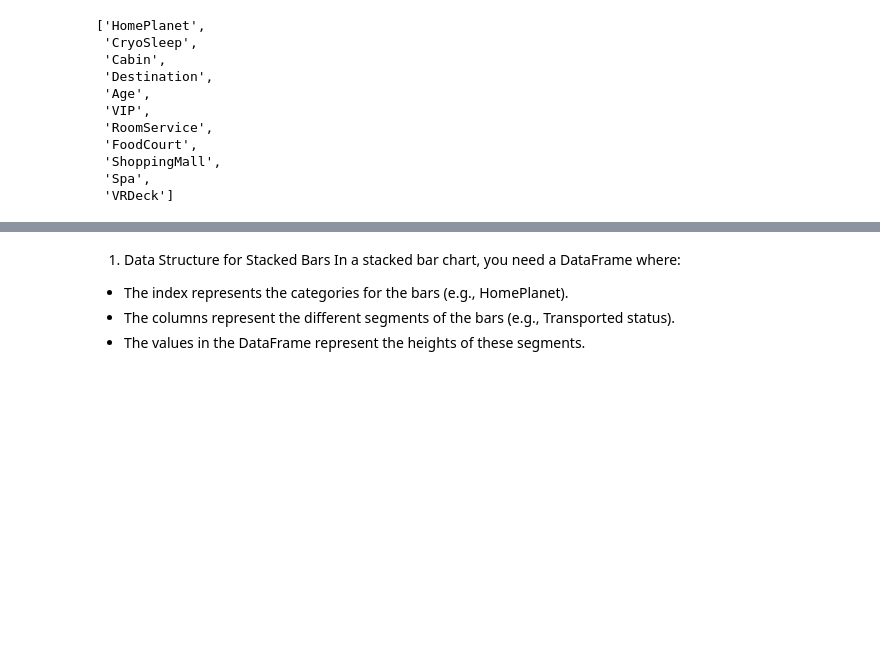
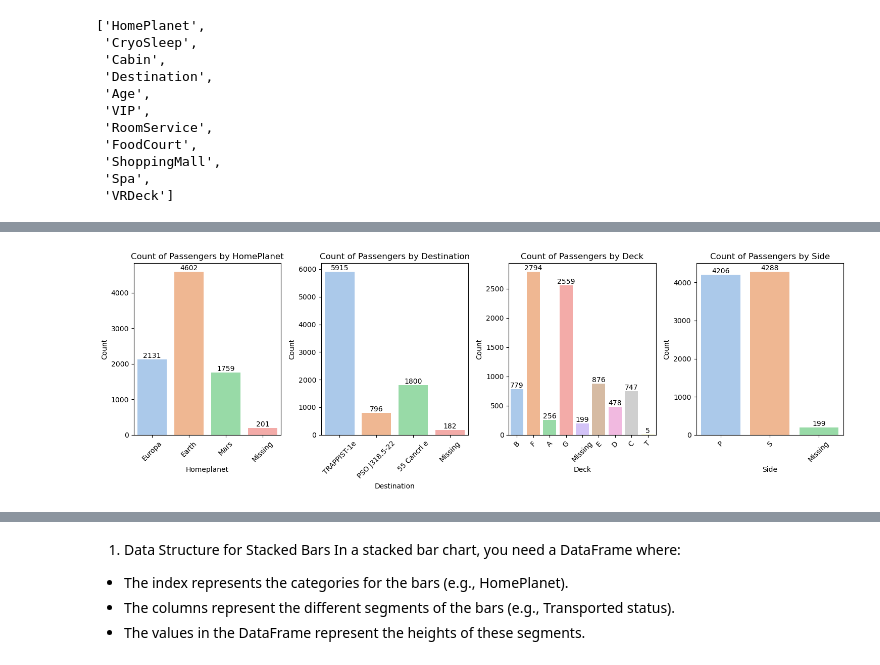
Before and after one commit to ezishr/spaceship-titanic, a Jupyter notebook: eda.ipynb, the cells around one changed output, grey strips where cells are left out. Cells and saved outputs as stored; diff of their text form; code cells hidden in the pictures; blank space fills up the shorter version.

```diff
--- a/eda.ipynb
+++ b/eda.ipynb
@@ -144,0 +181,18 @@ home_transported_pivot
+# %%
+selected_col = [col for col in object_cols if col != 'Cabin']
+sample_df = df.copy()
+sample_df.fillna('Missing', inplace=True)
+fig, ax = plt.subplots(nrows=1, ncols=4, figsize=(15,5))
+ax = ax.ravel()
+for i, col in enumerate(selected_col):
+    sns.countplot(x=col, data=sample_df, palette='pastel',hue=col, ax=ax[i])
+    for container in ax[i].containers:
+        ax[i].bar_label(container, color='black', size=10)
+    ax[i].set_title(f'Count of Passengers by {col}')
+    ax[i].set_xlabel(col.capitalize())
+    ax[i].set_ylabel('Count')
+    ax[i].tick_params(axis='x', rotation = 45)
+plt.tight_layout()
+plt.show()
+# %% [output]
+[figure, added]
```
Also changed, not shown: parts of 29 cells of this notebook.
